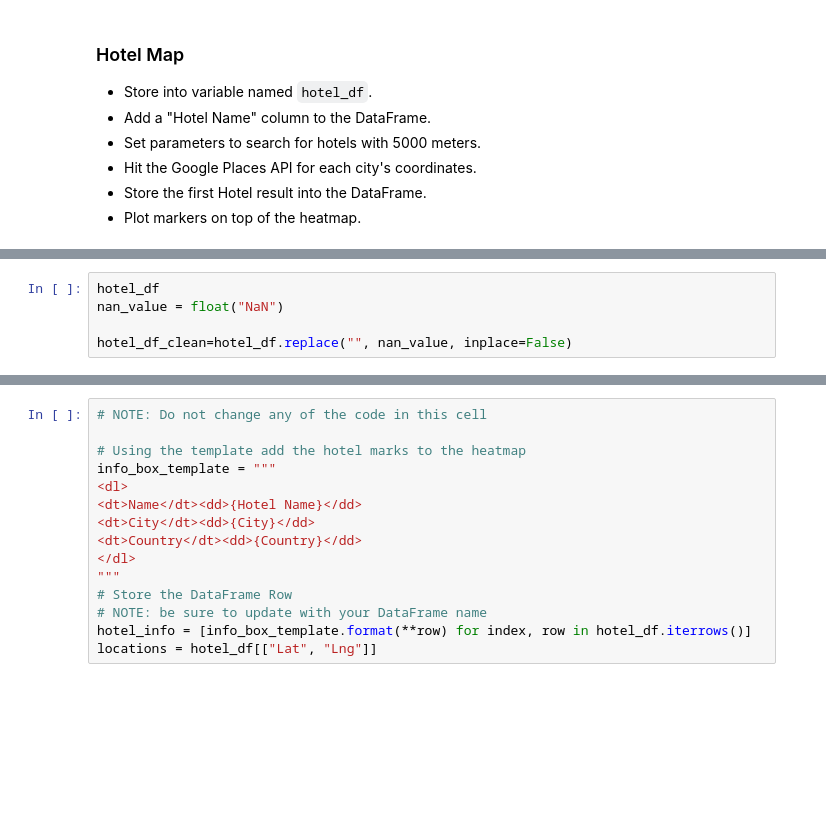
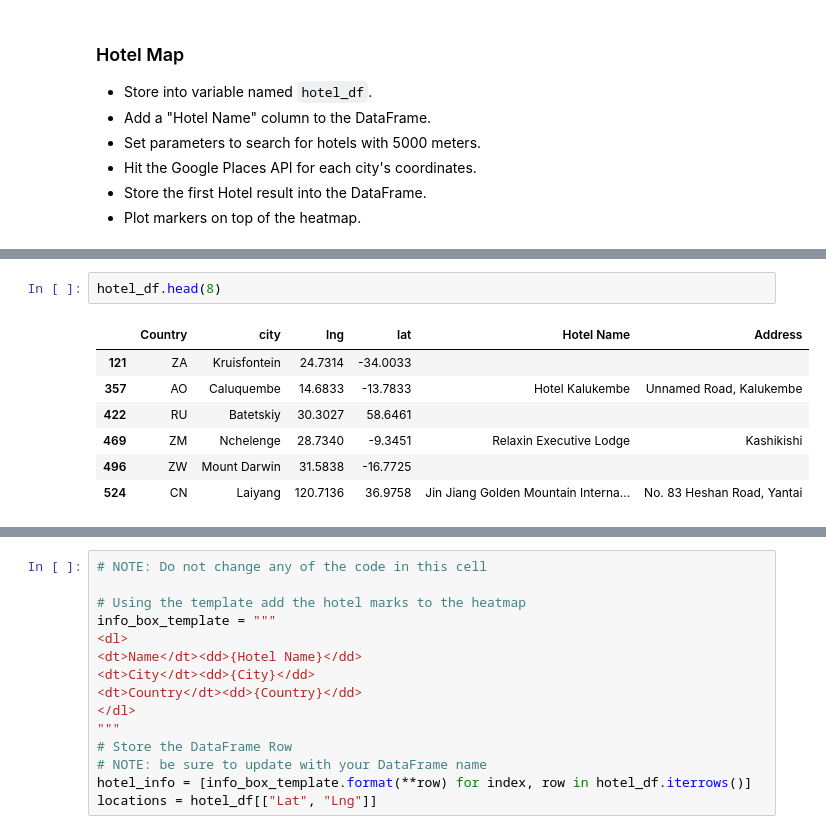
Before and after one commit to RZHANG2021/python-api-challenge, a Jupyter notebook: starter_code/VacationPy.ipynb, the cells around one changed output, grey strips where cells are left out. Cells and saved outputs as stored; diff of their text form; blank space fills up the shorter version.

```diff
--- a/starter_code/VacationPy.ipynb
+++ b/starter_code/VacationPy.ipynb
@@ -241,5 +220,10 @@ Closest hotel Ley-Lia Guest House address is 6 Sarel Theron Street, Aranos .
-# %%
-hotel_df
-nan_value = float("NaN")
-
-hotel_df_clean=hotel_df.replace("", nan_value, inplace=False)
+# %%
+hotel_df.head(8)
+# %% [output]
+|  | Country | city | lng | lat | Hotel Name | Address |
+| 121 | ZA | Kruisfontein | 24.7314 | -34.0033 |  |  |
+| 357 | AO | Caluquembe | 14.6833 | -13.7833 | Hotel Kalukembe | Unnamed Road, Kalukembe |
+| 422 | RU | Batetskiy | 30.3027 | 58.6461 |  |  |
+| 469 | ZM | Nchelenge | 28.7340 | -9.3451 | Relaxin Executive Lodge | Kashikishi |
+| 496 | ZW | Mount Darwin | 31.5838 | -16.7725 |  |  |
+| 524 | CN | Laiyang | 120.7136 | 36.9758 | Jin Jiang Golden Mountain Interna... | No. 83 Heshan Road, Yantai |
```
Also changed, not shown: parts of 11 cells of this notebook, 14 other files.
